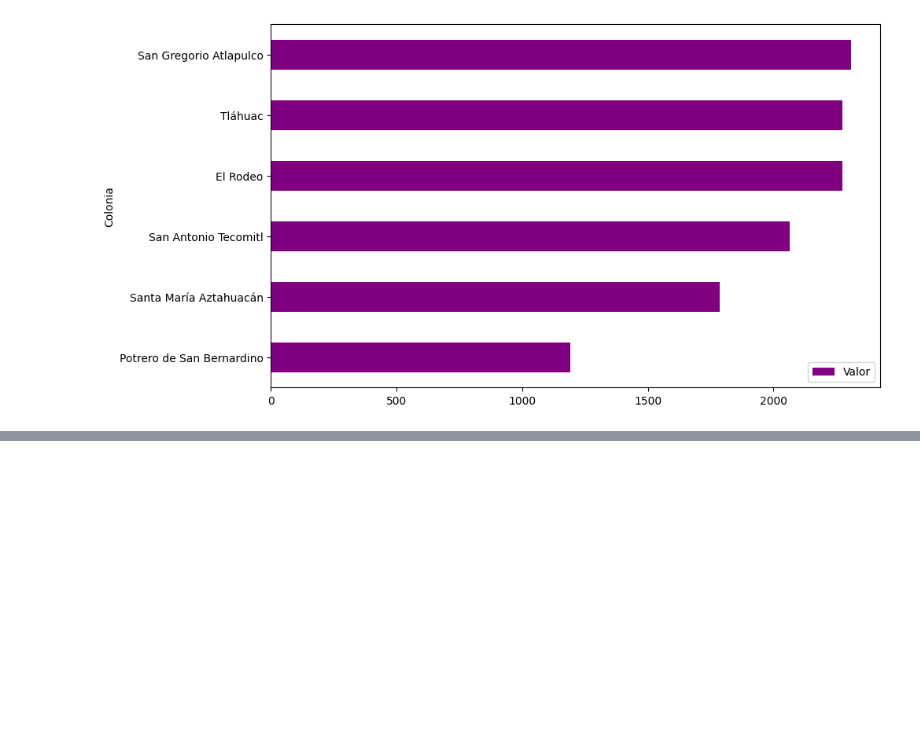
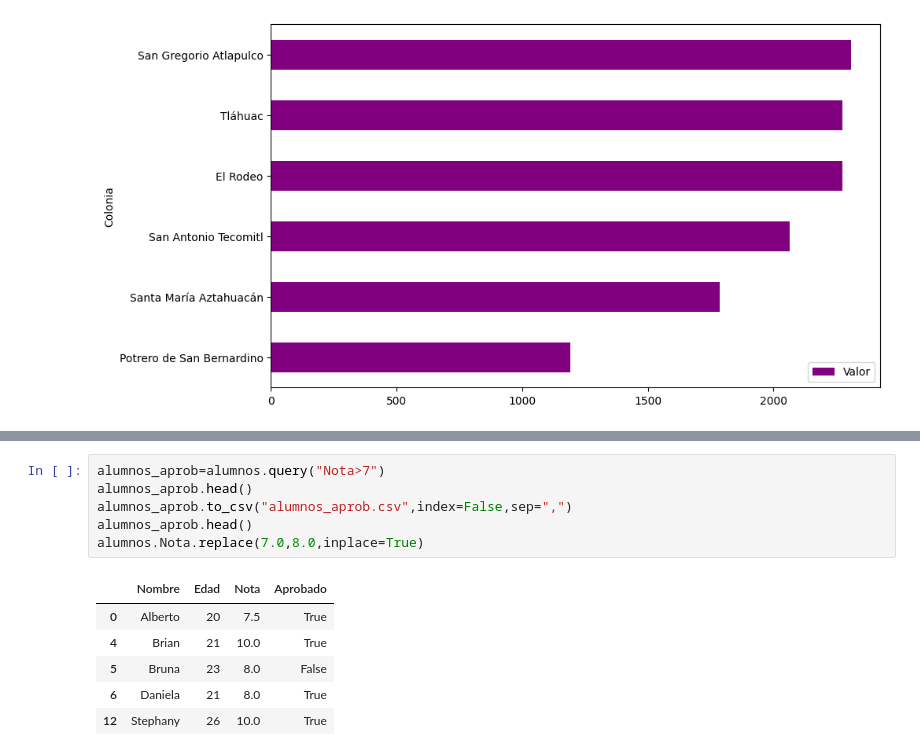
Before and after one commit to AbrahamMotaGomez/ChallengeAluraStoreLATAMAB, a Jupyter notebook: inmuebles_cdmx.ipynb, the cells around one changed output, grey strips where cells are left out. Drawn from its saved outputs; the diff is of its cells as text; blank space fills up the shorter version.

```diff
--- a/inmuebles_cdmx.ipynb
+++ b/inmuebles_cdmx.ipynb
@@ -151,0 +263,13 @@ dep_colonia.plot(kind="barh",figsize=(10,6),color="purple")
+# %%
+alumnos_aprob=alumnos.query("Nota>7")
+alumnos_aprob.head()
+alumnos_aprob.to_csv("alumnos_aprob.csv",index=False,sep=",")
+alumnos_aprob.head()
+alumnos.Nota.replace(7.0,8.0,inplace=True)
+# %% [output]
+|  | Nombre | Edad | Nota | Aprobado |
+| 0 | Alberto | 20 | 7.5 | True |
+| 4 | Brian | 21 | 10.0 | True |
+| 5 | Bruna | 23 | 8.0 | False |
+| 6 | Daniela | 21 | 8.0 | True |
+| 12 | Stephany | 26 | 10.0 | True |
```
Also changed, not shown: parts of 17 cells of this notebook.
